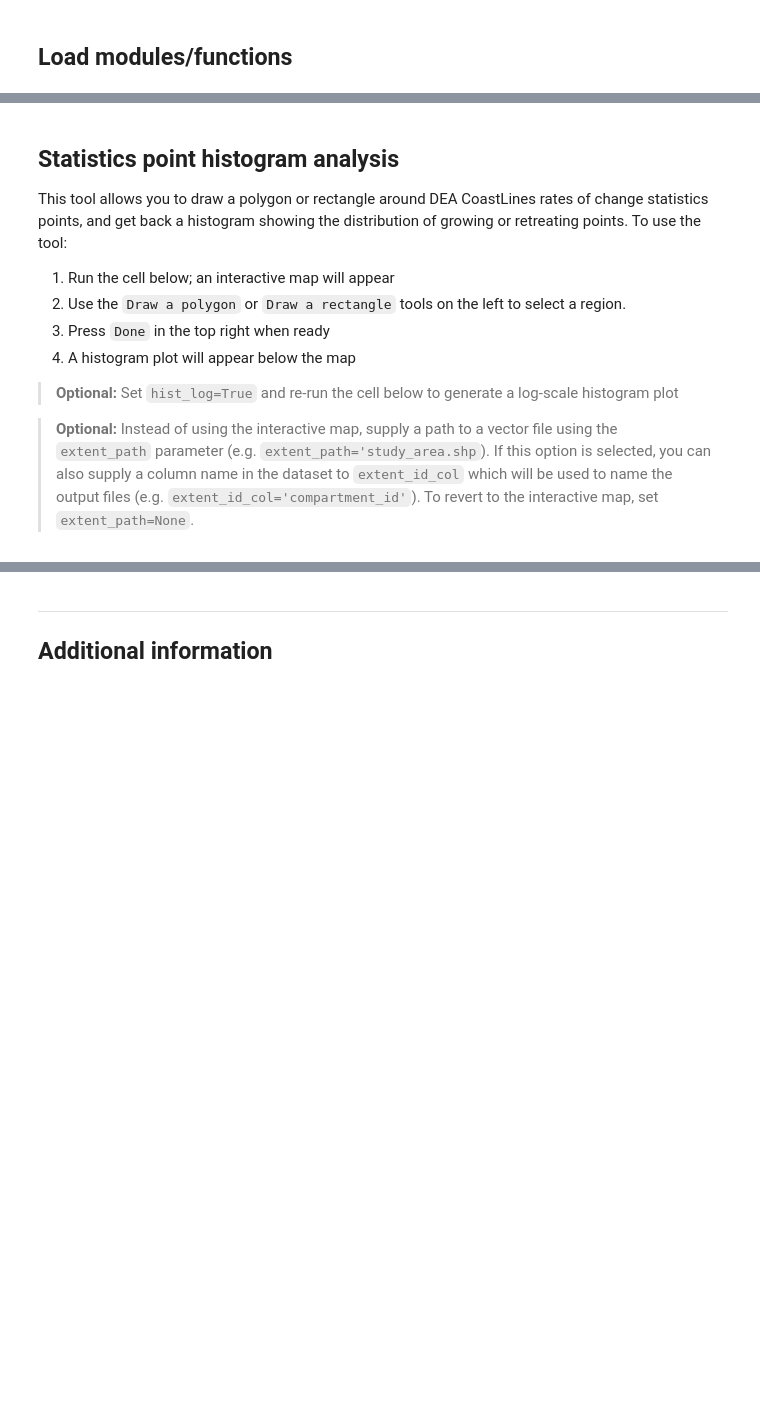
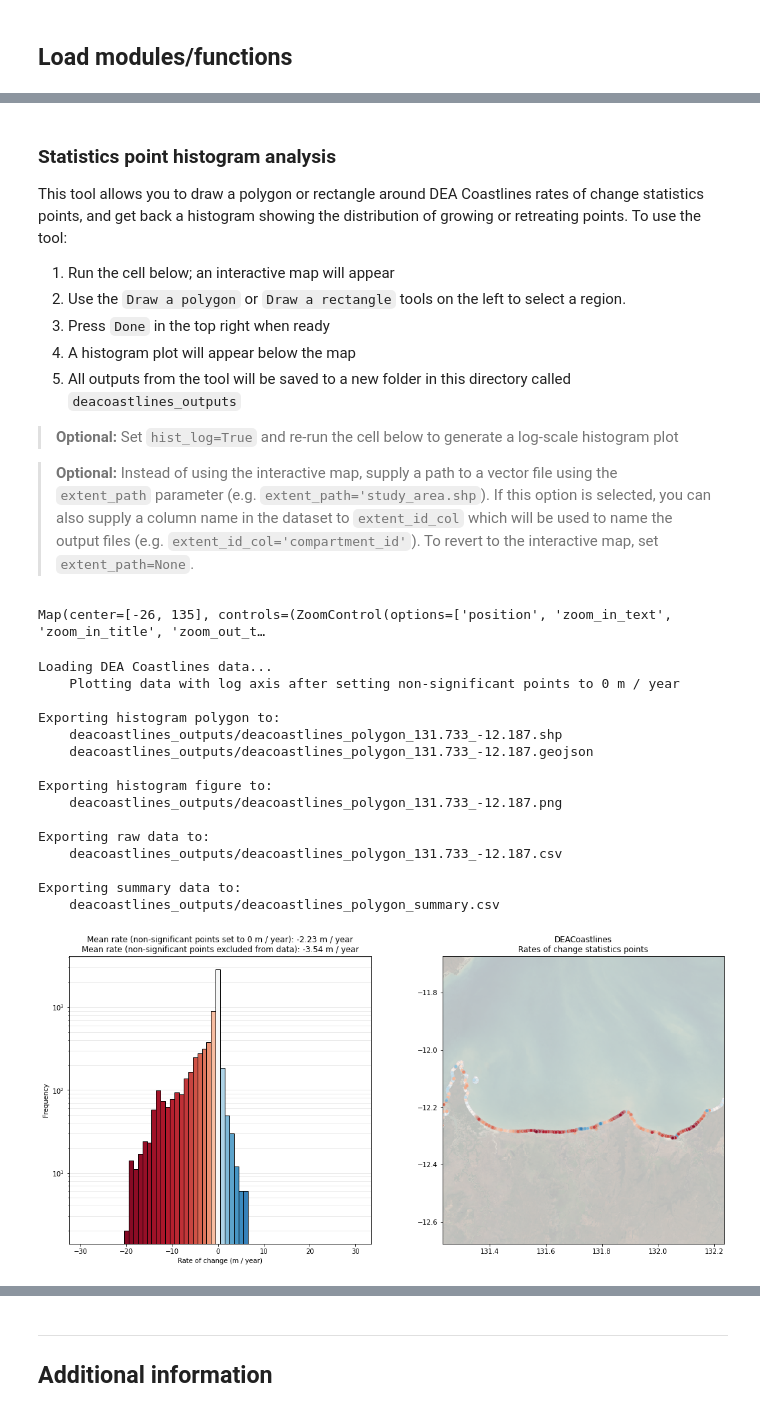
Before and after one commit to GeoscienceAustralia/dea-coastlines, a Jupyter notebook: DEACoastlines_tools.ipynb, the cells around one changed output, grey strips where cells are left out. Drawn from its saved outputs; the diff is of its cells as text; code cells hidden in the pictures; blank space fills up the shorter version.

Commit message:
Add summary stats, update documentation

```diff
--- a/DEACoastlines_tools.ipynb
+++ b/DEACoastlines_tools.ipynb
@@ -661,12 +844,13 @@ df = deacl_transect(transect_mode='distance',
 # %% [markdown]
-## Statistics point histogram analysis
-This tool allows you to draw a polygon or rectangle around DEA CoastLines rates of change statistics points, and get back a histogram showing the distribution of growing or retreating points.
+### Statistics point histogram analysis
+This tool allows you to draw a polygon or rectangle around DEA Coastlines rates of change statistics points, and get back a histogram showing the distribution of growing or retreating points.
 To use the tool:
 
 1. Run the cell below; an interactive map will appear
 2. Use the `Draw a polygon` or `Draw a rectangle` tools on the left to select a region.
 3. Press `Done` in the top right when ready
 4. A histogram plot will appear below the map
+5. All outputs from the tool will be saved to a new folder in this directory called `deacoastlines_outputs`
 
 > **Optional:** Set `hist_log=True` and re-run the cell below to generate a log-scale histogram plot
 
@@ -676,7 +860,26 @@ To revert to the interactive map, set `extent_path=None`.
 # %%
 df = rates_hist(extent_path=None,
                 extent_id_col=None,
-                hist_log=False,
-                export_csv=True,
+                hist_log=True,
+                export_raw_data=True,
+                export_summary_data=True,
                 export_polygon=True,
                 export_figure=True)
+# %% [output]
+Map(center=[-26, 135], controls=(ZoomControl(options=['position', 'zoom_in_text', 'zoom_in_title', 'zoom_out_t…
+Loading DEA Coastlines data...
+    Plotting data with log axis after setting non-significant points to 0 m / year
+
+Exporting histogram polygon to:
+    deacoastlines_outputs/deacoastlines_polygon_131.733_-12.187.shp
+    deacoastlines_outputs/deacoastlines_polygon_131.733_-12.187.geojson
+
+Exporting histogram figure to:
+    deacoastlines_outputs/deacoastlines_polygon_131.733_-12.187.png
+
+Exporting raw data to:
+    deacoastlines_outputs/deacoastlines_polygon_131.733_-12.187.csv
+
+Exporting summary data to:
+    deacoastlines_outputs/deacoastlines_polygon_summary.csv
+[figure, added]
```
Also changed, not shown: parts of 13 cells of this notebook.
